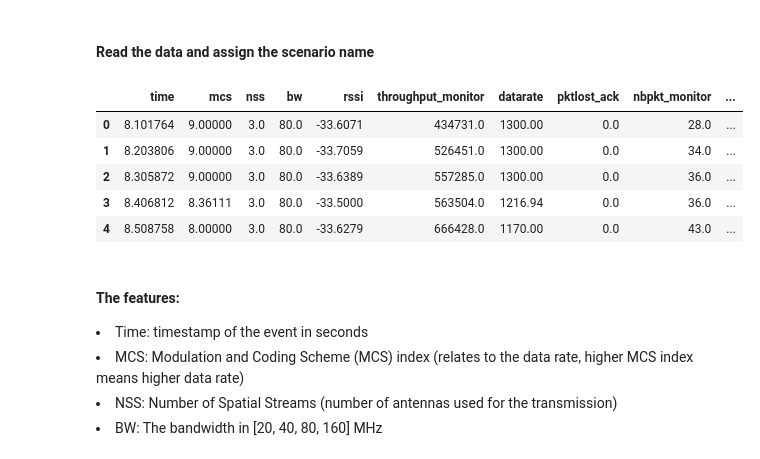
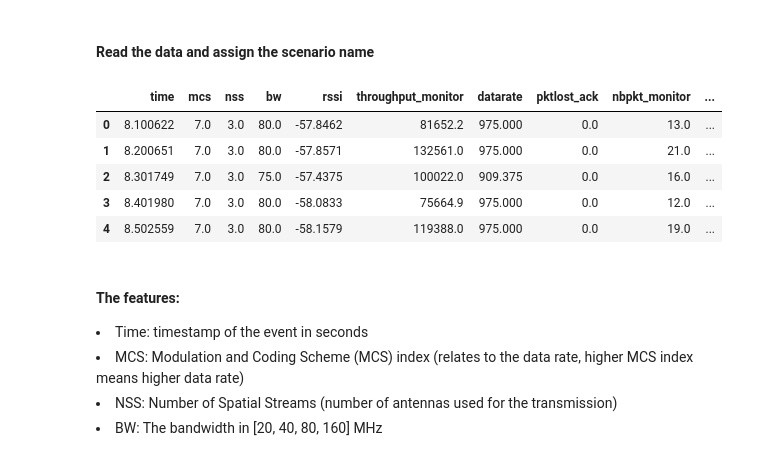
Before and after one commit to TinyTitou/wifi-ml-complete, a Jupyter notebook: complete_model.ipynb, the cells around one changed output. Drawn from its saved outputs; the diff is of its cells as text; code cells hidden in the pictures.

```diff
--- a/complete_model.ipynb
+++ b/complete_model.ipynb
@@ -135,14 +135,14 @@ df20['Scenario'] = 'unsatdeffull'
 df21 = pd.read_csv('2nd_unsaturated_500o_full/complete_data.csv',sep='\t')
 df21['Scenario'] = 'unsat500ofull'
 # %%
-df17.head()
+df21.head()
 # %% [output]
 |  | time | mcs | nss | bw | rssi | throughput_monitor | datarate | pktlost_ack | nbpkt_monitor | ... |
-| 0 | 8.101764 | 9.00000 | 3.0 | 80.0 | -33.6071 | 434731.0 | 1300.00 | 0.0 | 28.0 | ... |
-| 1 | 8.203806 | 9.00000 | 3.0 | 80.0 | -33.7059 | 526451.0 | 1300.00 | 0.0 | 34.0 | ... |
-| 2 | 8.305872 | 9.00000 | 3.0 | 80.0 | -33.6389 | 557285.0 | 1300.00 | 0.0 | 36.0 | ... |
-| 3 | 8.406812 | 8.36111 | 3.0 | 80.0 | -33.5000 | 563504.0 | 1216.94 | 0.0 | 36.0 | ... |
-| 4 | 8.508758 | 8.00000 | 3.0 | 80.0 | -33.6279 | 666428.0 | 1170.00 | 0.0 | 43.0 | ... |
+| 0 | 8.100622 | 7.0 | 3.0 | 80.0 | -57.8462 | 81652.2 | 975.000 | 0.0 | 13.0 | ... |
+| 1 | 8.200651 | 7.0 | 3.0 | 80.0 | -57.8571 | 132561.0 | 975.000 | 0.0 | 21.0 | ... |
+| 2 | 8.301749 | 7.0 | 3.0 | 75.0 | -57.4375 | 100022.0 | 909.375 | 0.0 | 16.0 | ... |
+| 3 | 8.401980 | 7.0 | 3.0 | 80.0 | -58.0833 | 75664.9 | 975.000 | 0.0 | 12.0 | ... |
+| 4 | 8.502559 | 7.0 | 3.0 | 80.0 | -58.1579 | 119388.0 | 975.000 | 0.0 | 19.0 | ... |
 # %% [markdown]
 <h4>The features:</h4>
 <li>Time: timestamp of the event in seconds</li>
```
Also changed, not shown: parts of 12 cells of this notebook.
